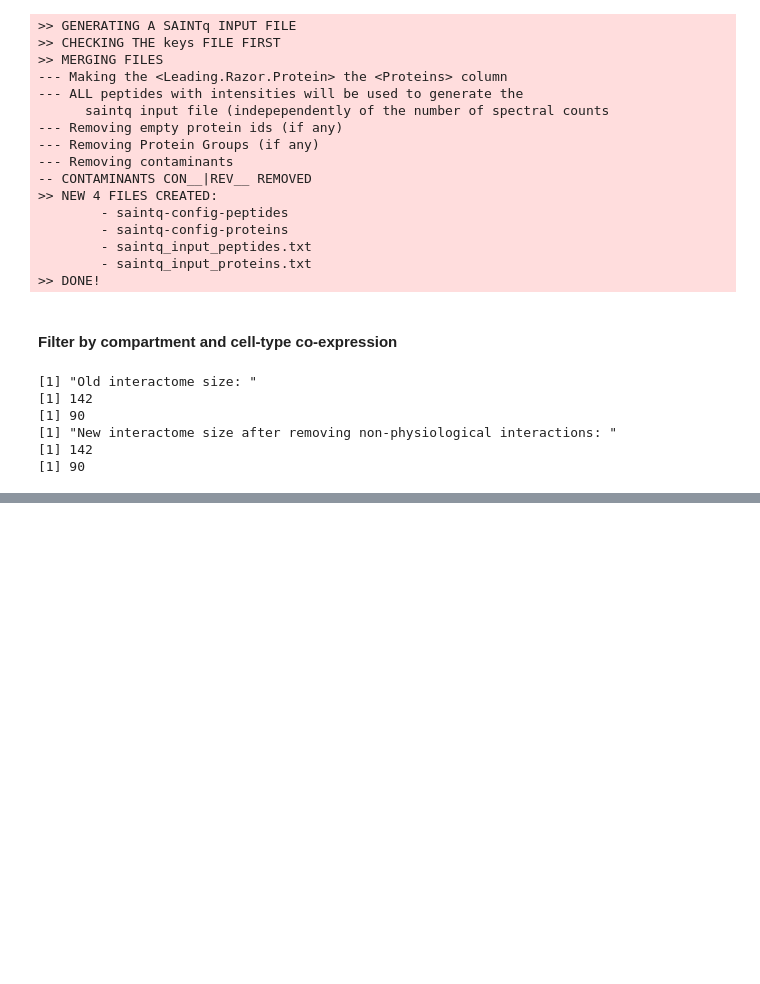
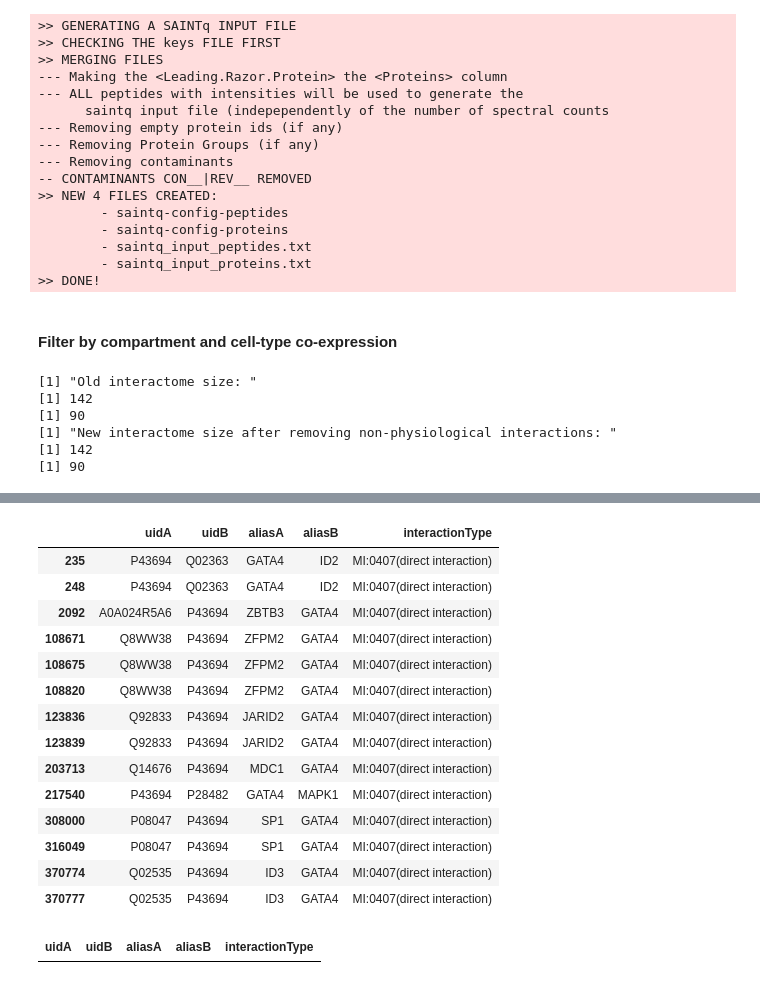
Before and after one commit to mepittman/ctf-apms, a Jupyter notebook: jupyter_notebooks/define_interactome.ipynb, the cells around one changed output, grey strips where cells are left out. Cells and saved outputs as stored; diff of their text form; code cells hidden in the pictures; blank space fills up the shorter version.

```diff
--- a/jupyter_notebooks/define_interactome.ipynb
+++ b/jupyter_notebooks/define_interactome.ipynb
@@ -759,0 +764,34 @@ write.table(hcombined, file = "../intermediate/interactome_lists/HEKGATA4-HEKTBX
+# %%
+#iRefIndex
+iref = read.table('../data/databases/mammalian_iRefIndex.txt', sep='\t', stringsAsFactors=F, header=T)
+
+# Specify physical interactions
+physical = c('MI:0407(direct interaction)', 'psi-mi:MI:0407(direct interaction)',
+             'MI:0218(physical interaction)')
+iref = iref[which(iref$interactionType %in% physical),]
+
+iref_gata = iref[which(iref$aliasA=='GATA4' | iref$aliasB=="GATA4"),]
+iref_tbx5 = iref[which(iref$aliasA=='TBX5' | iref$aliasB=="TBX5"),]
+
+iref_gata
+iref_tbx5
+
+iref_gata_genes = unique(c(iref_gata$aliasA, iref_gata$aliasB))
+iref_tbx5_genes = unique(c(iref_tbx5$aliasA, iref_tbx5$aliasB))
+# %% [output]
+|  | uidA | uidB | aliasA | aliasB | interactionType |
+| 235 | P43694 | Q02363 | GATA4 | ID2 | MI:0407(direct interaction) |
+| 248 | P43694 | Q02363 | GATA4 | ID2 | MI:0407(direct interaction) |
+| 2092 | A0A024R5A6 | P43694 | ZBTB3 | GATA4 | MI:0407(direct interaction) |
+| 108671 | Q8WW38 | P43694 | ZFPM2 | GATA4 | MI:0407(direct interaction) |
+| 108675 | Q8WW38 | P43694 | ZFPM2 | GATA4 | MI:0407(direct interaction) |
+| 108820 | Q8WW38 | P43694 | ZFPM2 | GATA4 | MI:0407(direct interaction) |
+| 123836 | Q92833 | P43694 | JARID2 | GATA4 | MI:0407(direct interaction) |
+| 123839 | Q92833 | P43694 | JARID2 | GATA4 | MI:0407(direct interaction) |
+| 203713 | Q14676 | P43694 | MDC1 | GATA4 | MI:0407(direct interaction) |
+| 217540 | P43694 | P28482 | GATA4 | MAPK1 | MI:0407(direct interaction) |
+| 308000 | P08047 | P43694 | SP1 | GATA4 | MI:0407(direct interaction) |
+| 316049 | P08047 | P43694 | SP1 | GATA4 | MI:0407(direct interaction) |
+| 370774 | Q02535 | P43694 | ID3 | GATA4 | MI:0407(direct interaction) |
+| 370777 | Q02535 | P43694 | ID3 | GATA4 | MI:0407(direct interaction) |
+| uidA | uidB | aliasA | aliasB | interactionType |
```
Also changed, not shown: parts of 5 cells of this notebook.
